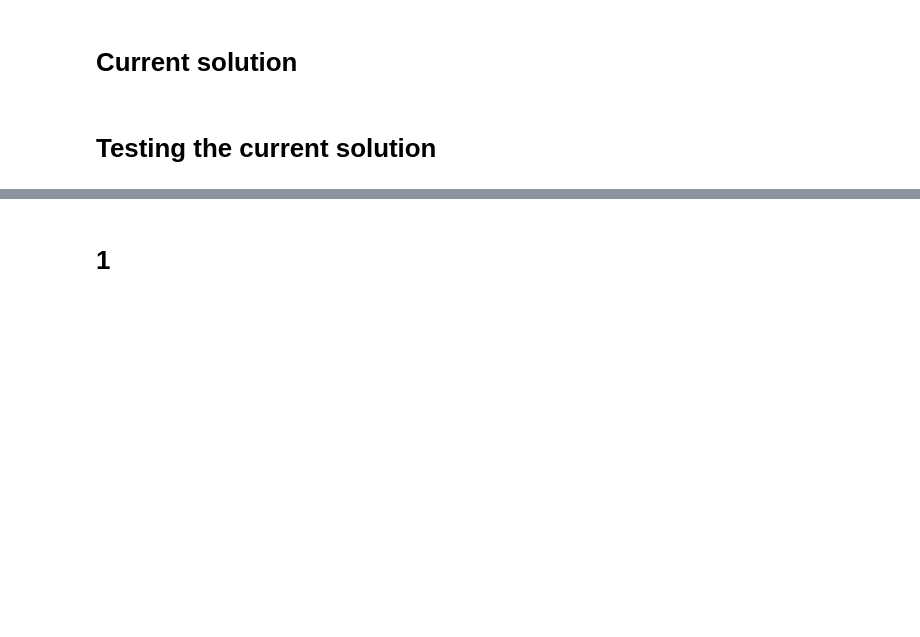
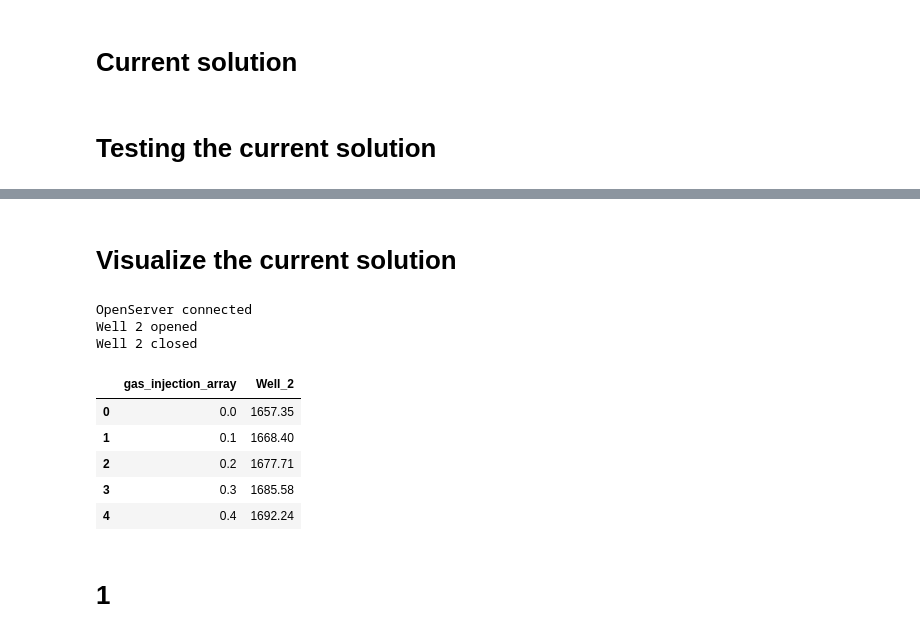
Before and after one commit to aliyusifov99/openserver_with_python, a Jupyter notebook: main.ipynb, the cells around one changed output, grey strips where cells are left out. Drawn from its saved outputs; the diff is of its cells as text; code cells hidden in the pictures; blank space fills up the shorter version.

Commit message:
Rearrange the solution

```diff
--- a/main.ipynb
+++ b/main.ipynb
@@ -377,11 +429,11 @@ def optimize_gas_allocation(wells, gas_capacity, alpha, beta, evaporation_rate,
 # %% [markdown]
 # Testing the current solution
 # %%
-gas_capacity = 3
+gas_capacity = 3.5
 alpha = 1
 beta = 2
-evaporation_rate = 0.05
-iteration_count = 20
+evaporation_rate = 0.1
+iteration_count = 30
 
 # Optimize the allocation of gas to the wells
 allocations = optimize_gas_allocation(wells, gas_capacity, alpha, beta, evaporation_rate, iteration_count)
@@ -400,3 +452,58 @@ print(sum_gas)
+# %% [markdown]
+# Visualize the current solution
+# %%
+# for j in range(len(allocations)):
+gas_available = allocations[1]['allocation']
+increment = 0.1
+gas_injection_array = np.arange(0, gas_available, increment)
+df=pd.DataFrame()
+df['gas_injection_array'] = gas_injection_array
+# %%
+# Initialises an 'OpenServer' class
+
+petex = OpenServer()
+
+# Creates ActiveX reference and holds a license
+
+petex.Connect()
+oil_rates_for_wells = {}
+
+# Perform functions
+
+cwd = os.getcwd()
+
+#opening well file
+OSOpenFile(petex, cwd + f'\models\well_2.Out', 'PROSPER')
+print(f'Well 2 opened')
+#oil rates calculation
+for i in range(0,len(gas_injection_array)):
+    command = f'PROSPER.ANL.SYS.Sens.SensDB.Sens[138].Vals[{i}]'
+    DoSet(petex, command,gas_injection_array[i])
+DoCmd(petex, 'PROSPER.ANL.SYS.CALC')
+oil_rates = [] #list of oil rates for 1 well
+for i in range(0, len(gas_injection_array)):
+    value = f'PROSPER.OUT.SYS.Results[{i}].Sol.OilRate'
+    oil_rates.append(np.round(float(DoGet(petex, value)),2))
+oil_rates_for_wells[f'well_2'] = oil_rates
+#closing file
+OSSaveFile(petex, cwd + f'\well_2.Out', 'PROSPER')
+print(f'Well 2 closed')
+
+#merging to main dataframe
+
+df[f'Well_2'] = oil_rates_for_wells[f'well_2']
+
+df.head()
+# %% [output]
+OpenServer connected
+Well 2 opened
+Well 2 closed
+|  | gas_injection_array | Well_2 |
+| 0 | 0.0 | 1657.35 |
+| 1 | 0.1 | 1668.40 |
+| 2 | 0.2 | 1677.71 |
+| 3 | 0.3 | 1685.58 |
+| 4 | 0.4 | 1692.24 |
 # %% [markdown]
 # 1
 # %%
```
Also changed, not shown: parts of 14 cells of this notebook, 3 other files.
